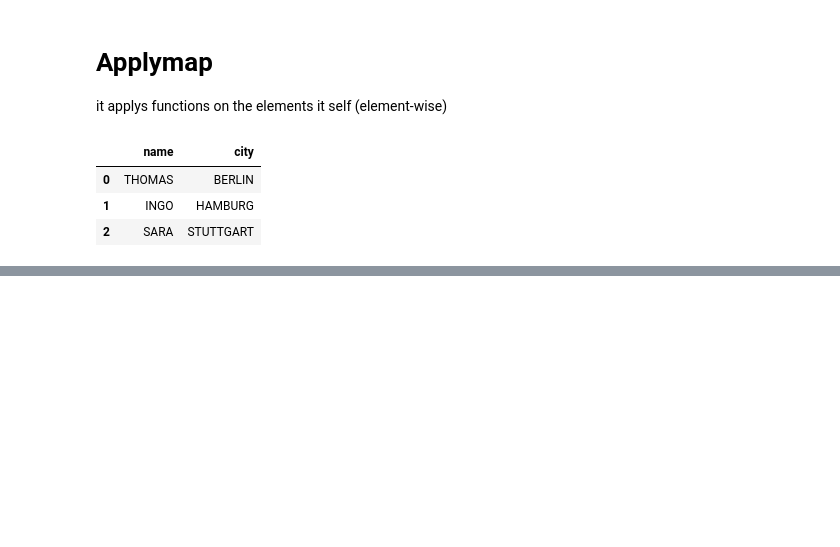
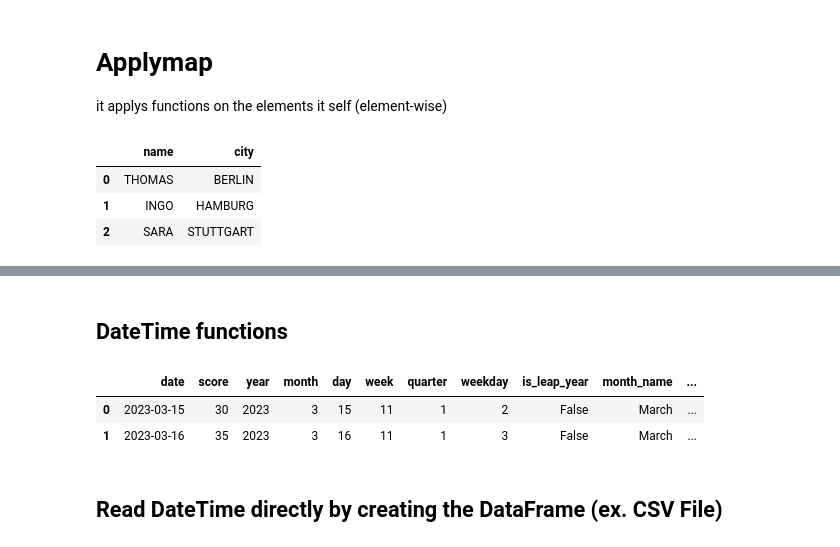
Before and after one commit to rbiotblbk/ML, a Jupyter notebook: 03_Pandas/01_Pandas_Intro.ipynb, the cells around one changed output, grey strips where cells are left out. Drawn from its saved outputs; the diff is of its cells as text; code cells hidden in the pictures; blank space fills up the shorter version.

```diff
--- a/03_Pandas/01_Pandas_Intro.ipynb
+++ b/03_Pandas/01_Pandas_Intro.ipynb
@@ -1366,0 +1508,16 @@ df_upper.head()
+# %% [markdown]
+## DateTime functions
+# %%
+df["date"].min()
+df["date"].max()
+df["date"].mean()
+df["date"].median()
+
+# Search for records where the date is between
+df.loc[ df["date"].between("2023-03-10", "2023-03-16") ]
+# %% [output]
+|  | date | score | year | month | day | week | quarter | weekday | is_leap_year | month_name | ... |
+| 0 | 2023-03-15 | 30 | 2023 | 3 | 15 | 11 | 1 | 2 | False | March | ... |
+| 1 | 2023-03-16 | 35 | 2023 | 3 | 16 | 11 | 1 | 3 | False | March | ... |
+# %% [markdown]
+## Read DateTime directly by creating the DataFrame (ex. CSV File)
```
Also changed, not shown: parts of 19 cells of this notebook.
